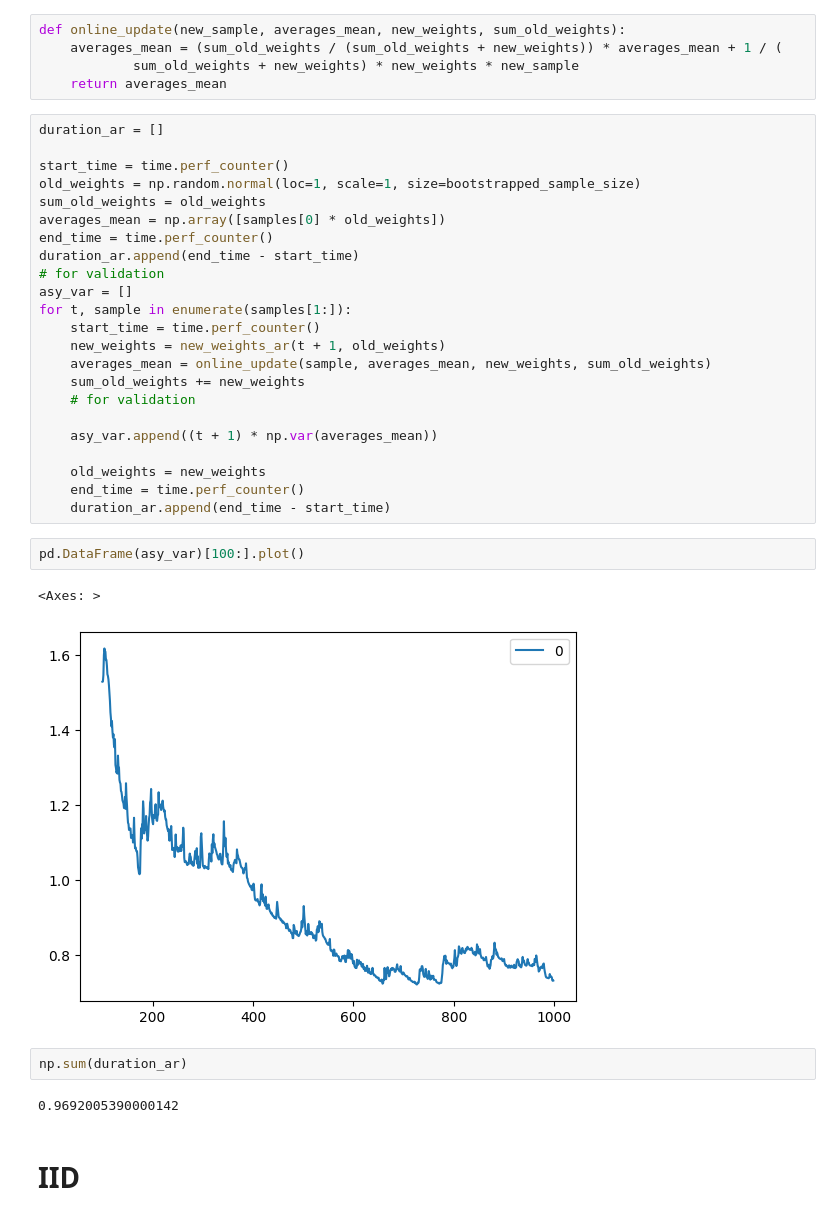
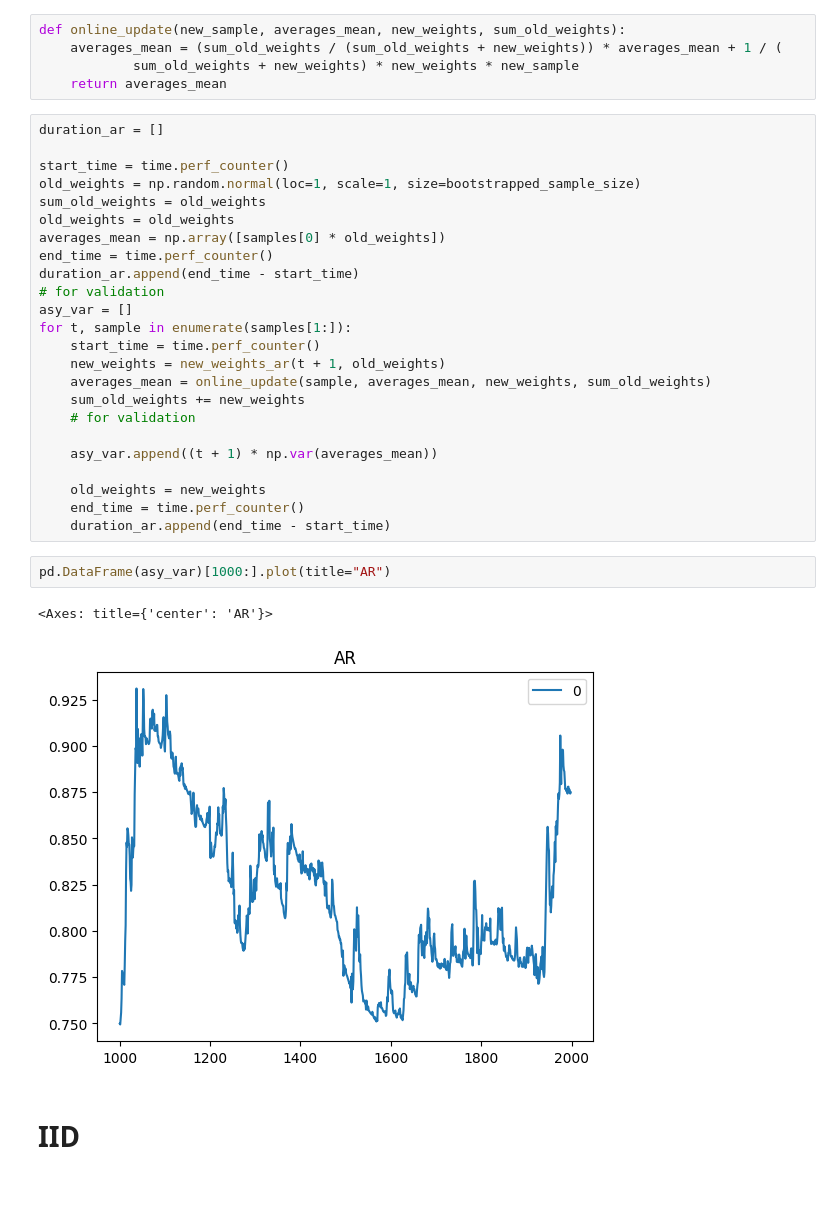
Before and after one commit to Tobias-Brock/olbootstrapping, a Jupyter notebook: benchmarking/multiprocessing/online_notebook.ipynb, the cells around one changed output. Drawn from its saved outputs; the diff is of its cells as text; blank space fills up the shorter version.

```diff
--- a/benchmarking/multiprocessing/online_notebook.ipynb
+++ b/benchmarking/multiprocessing/online_notebook.ipynb
@@ -79,6 +74,7 @@ duration_ar = []
 start_time = time.perf_counter()
 old_weights = np.random.normal(loc=1, scale=1, size=bootstrapped_sample_size)
 sum_old_weights = old_weights
+old_weights = old_weights
 averages_mean = np.array([samples[0] * old_weights])
 end_time = time.perf_counter()
 duration_ar.append(end_time - start_time)
@@ -96,15 +92,11 @@ for t, sample in enumerate(samples[1:]):
     old_weights = new_weights
     end_time = time.perf_counter()
     duration_ar.append(end_time - start_time)
-# %%
-pd.DataFrame(asy_var)[100:].plot()
-# %% [output]
-<Axes: >
-[figure, removed]
-# %%
-np.sum(duration_ar)
-# %% [output]
-0.9692005390000142
+# %%
+pd.DataFrame(asy_var)[1000:].plot(title="AR")
+# %% [output]
+<Axes: title={'center': 'AR'}>
+[figure, added]
 # %% [markdown]
 # IID
 # %%
```
Also changed, not shown: parts of 20 cells of this notebook, 9 other files.
